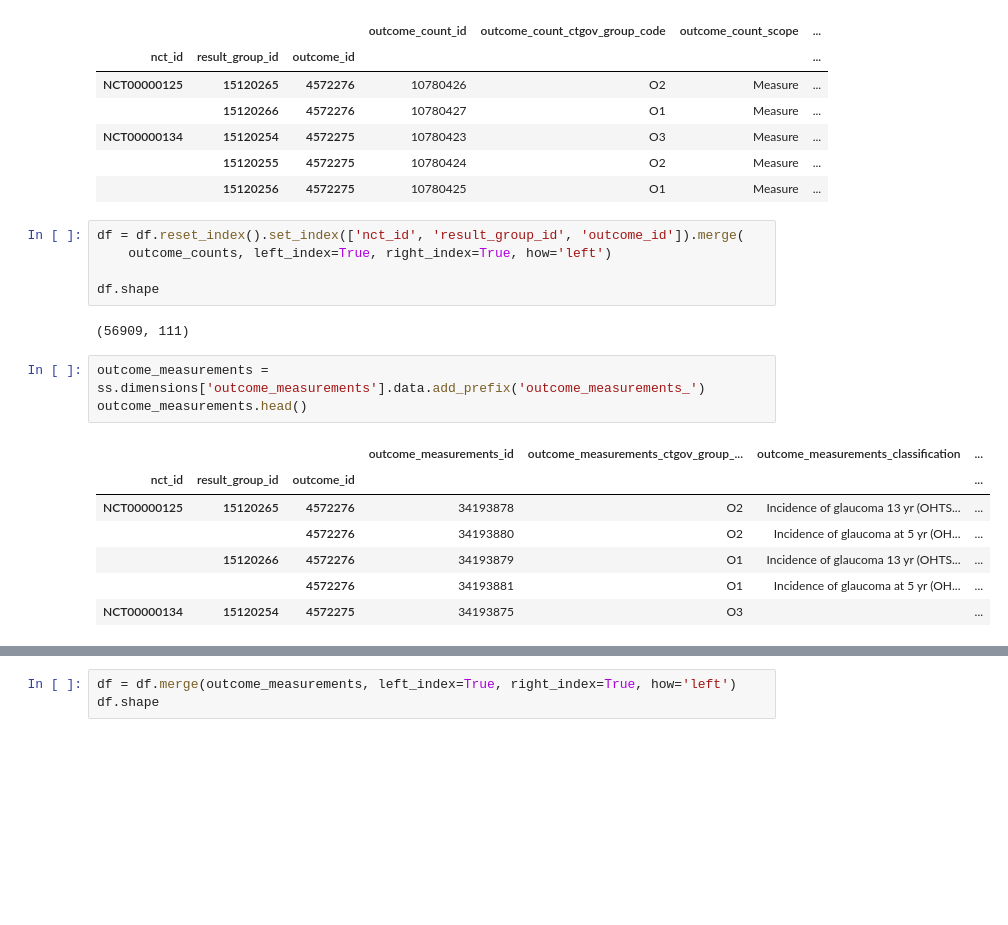
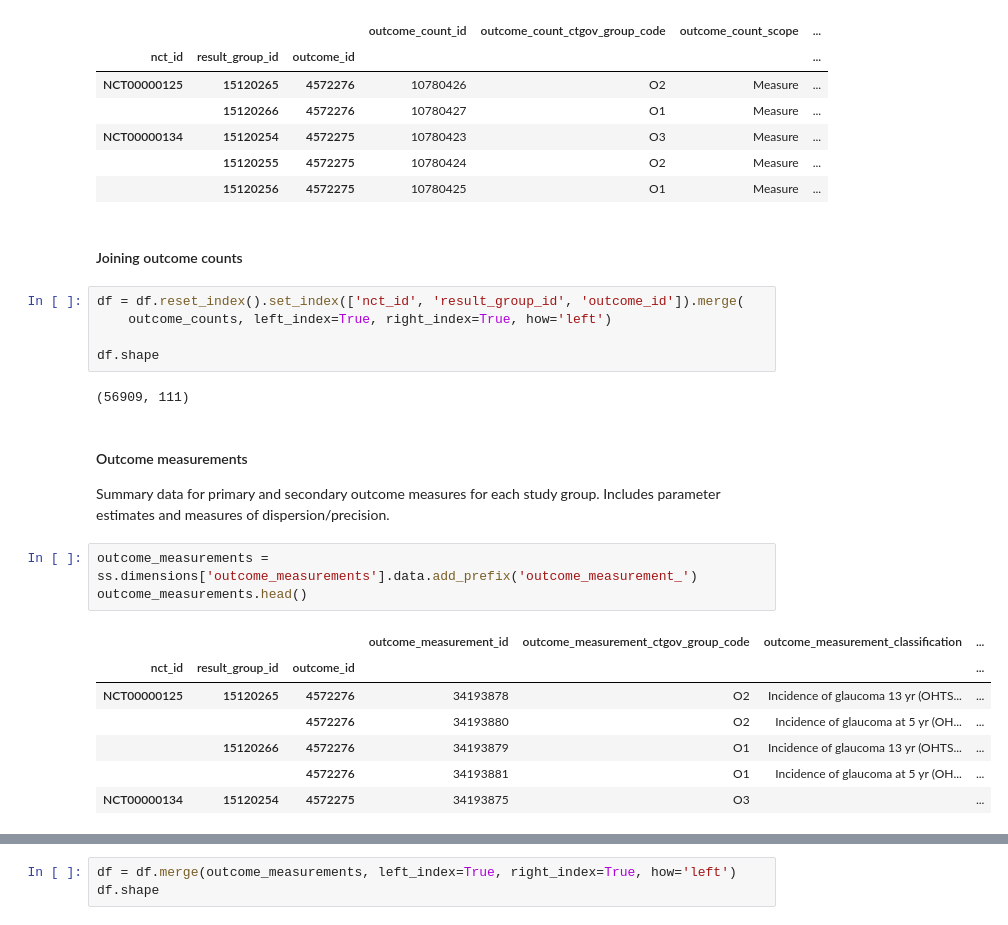
Before and after one commit to sylvaingchassang/trial-explorer, a Jupyter notebook: Data Exploration of Interventional Cancer Study Results.ipynb, the cells around one changed output, grey strips where cells are left out. Saved outputs shown, nothing was run; the diff lists cells and outputs as text; blank space fills up the shorter version.

```diff
--- a/Data Exploration of Interventional Cancer Study Results.ipynb
+++ b/Data Exploration of Interventional Cancer Study Results.ipynb
@@ -306,6 +328,8 @@ outcome_counts.head()
 | NCT00000134 | 15120254 | 4572275 | 10780423 | O3 | Measure | ... |
 |  | 15120255 | 4572275 | 10780424 | O2 | Measure | ... |
 |  | 15120256 | 4572275 | 10780425 | O1 | Measure | ... |
+# %% [markdown]
+#### Joining outcome counts
 # %%
 df = df.reset_index().set_index(['nct_id', 'result_group_id', 'outcome_id']).merge(
     outcome_counts, left_index=True, right_index=True, how='left')
@@ -313,11 +337,16 @@ df = df.reset_index().set_index(['nct_id', 'result_group_id', 'outcome_id']).mer
 df.shape
 # %% [output]
 (56909, 111)
+# %% [markdown]
+#### Outcome measurements
+
+Summary data for primary and secondary outcome measures for each study group.
+Includes parameter estimates and measures of dispersion/precision.
 # %%
-outcome_measurements = ss.dimensions['outcome_measurements'].data.add_prefix('outcome_measurements_')
+outcome_measurements = ss.dimensions['outcome_measurements'].data.add_prefix('outcome_measurement_')
 outcome_measurements.head()
 # %% [output]
-|  |  |  | outcome_measurements_id | outcome_measurements_ctgov_group_... | outcome_measurements_classification | ... |
+|  |  |  | outcome_measurement_id | outcome_measurement_ctgov_group_code | outcome_measurement_classification | ... |
 | nct_id | result_group_id | outcome_id |  |  |  | ... |
 | NCT00000125 | 15120265 | 4572276 | 34193878 | O2 | Incidence of glaucoma 13 yr (OHTS... | ... |
 |  |  | 4572276 | 34193880 | O2 | Incidence of glaucoma at 5 yr (OH... | ... |
```
Also changed, not shown: parts of 60 cells of this notebook.
